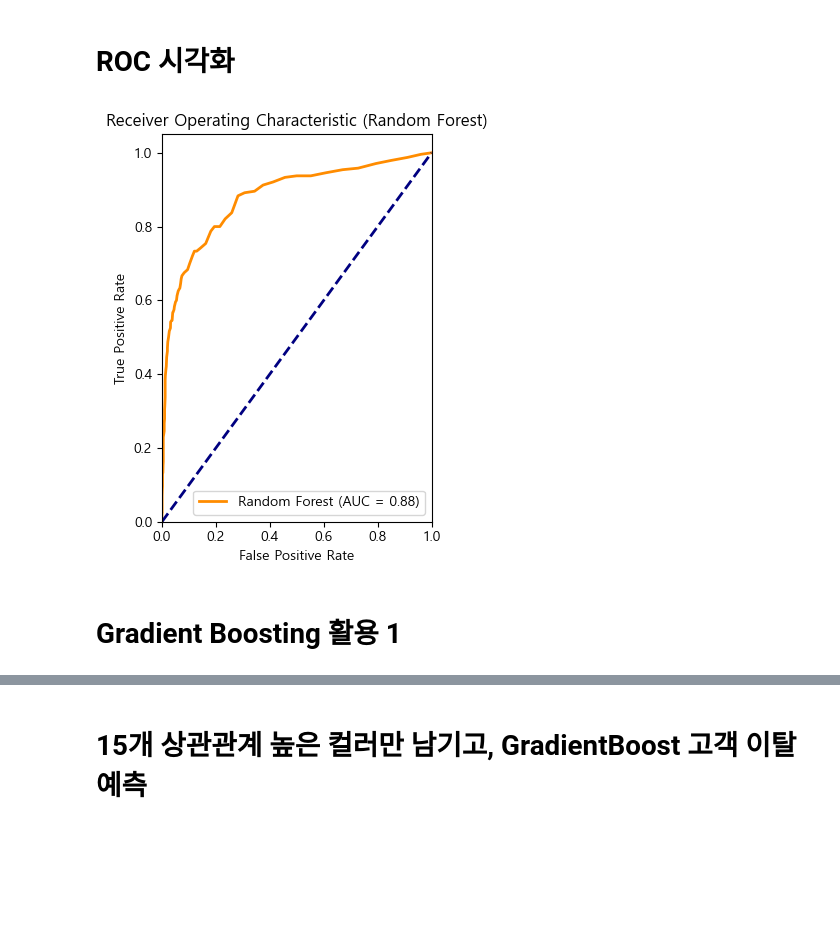
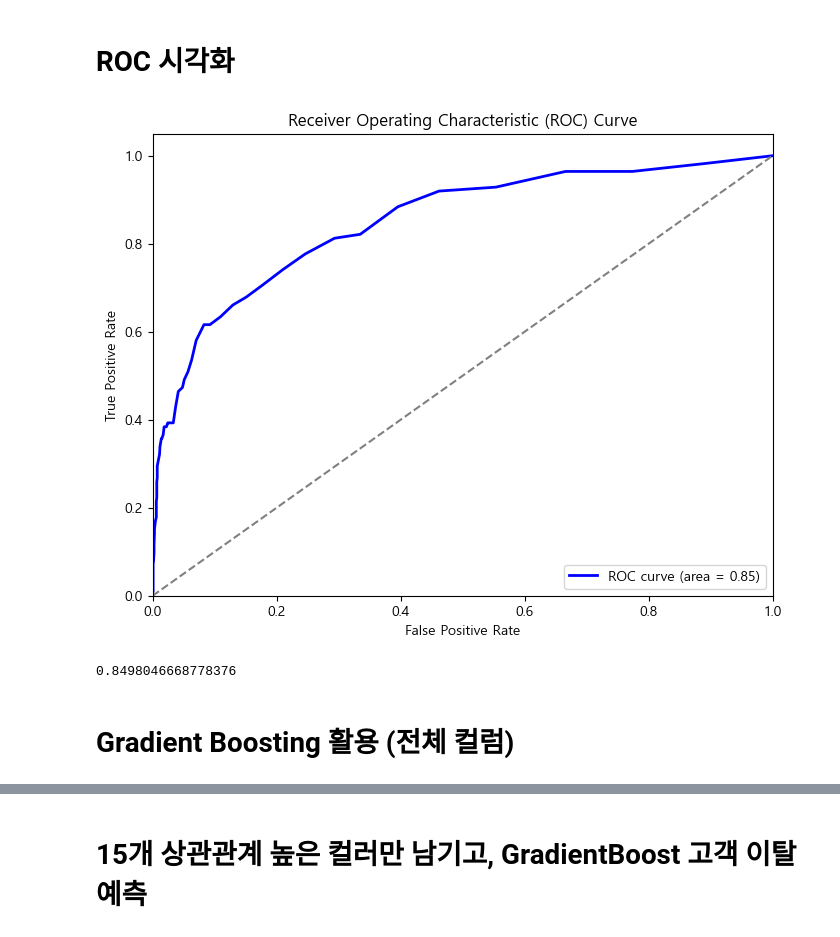
Before and after one commit to SKNETWORKS-FAMILY-AICAMP/SKN09-2nd-3Team, a Jupyter notebook: JUNGHOONKIM_phone_brand_project.ipynb, the cells around one changed output, grey strips where cells are left out. Saved outputs shown, nothing was run; the diff lists cells and outputs as text; code cells hidden in the pictures; blank space fills up the shorter version.

```diff
--- a/JUNGHOONKIM_phone_brand_project.ipynb
+++ b/JUNGHOONKIM_phone_brand_project.ipynb
@@ -505,25 +501,26 @@ Random Forest 정확도: 0.9065
 # %% [markdown]
 # ROC 시각화
 # %%
-from sklearn.metrics import roc_curve, auc
+# ROC 커브 계산
+rf_fpr, rf_tpr, _ = roc_curve(y_test, rf_clf.predict_proba(X_test)[:, 1])
+roc_auc = auc(rf_fpr,rf_tpr)
 
-# ROC Curve 시각화
-fpr, tpr, thresholds = roc_curve(y_test, rf_clf.predict_proba(X_test)[:, 1])
-roc_auc = auc(fpr, tpr)
-
-plt.subplot(1, 2, 2)
-plt.plot(fpr, tpr, color='darkorange', lw=2, label=f'Random Forest (AUC = {roc_auc:.2f})')
-plt.plot([0, 1], [0, 1], color='navy', lw=2, linestyle='--')
+# ROC 커브 시각화
+plt.figure(figsize=(8, 6))
+plt.plot(rf_fpr,rf_tpr, color='blue', lw=2, label=f'ROC curve (area = {roc_auc:.2f})')
+plt.plot([0, 1], [0, 1], color='gray', linestyle='--')  # 대각선 기준선
 plt.xlim([0.0, 1.0])
 plt.ylim([0.0, 1.05])
 plt.xlabel('False Positive Rate')
 plt.ylabel('True Positive Rate')
-plt.title('Receiver Operating Characteristic (Random Forest)')
+plt.title('Receiver Operating Characteristic (ROC) Curve')
 plt.legend(loc="lower right")
+plt.show()
 
-plt.tight_layout()
-plt.show()
+# AUC 값 출력
+roc_auc
 # %% [output]
-[figure, old version]
+[figure, new version]
+0.8498046668778376
 # %% [markdown]
-# Gradient Boosting  활용 1
+# Gradient Boosting  활용  (전체 컬럼)
```
Also changed, not shown: parts of 51 cells of this notebook, 1 other file.
